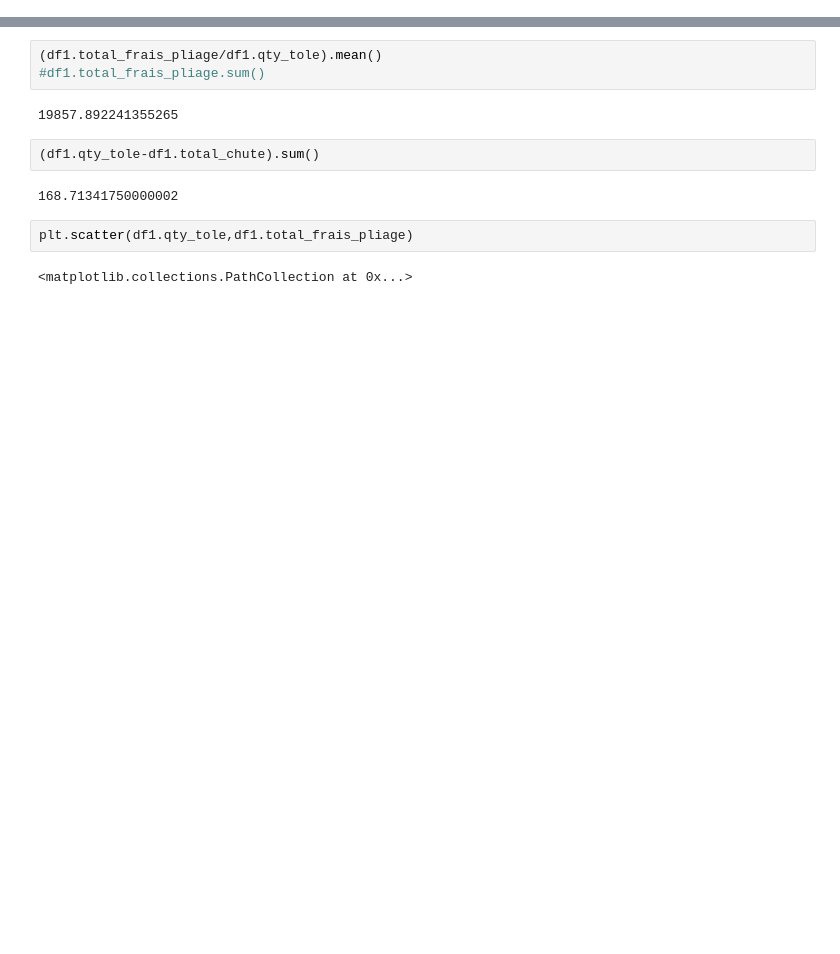
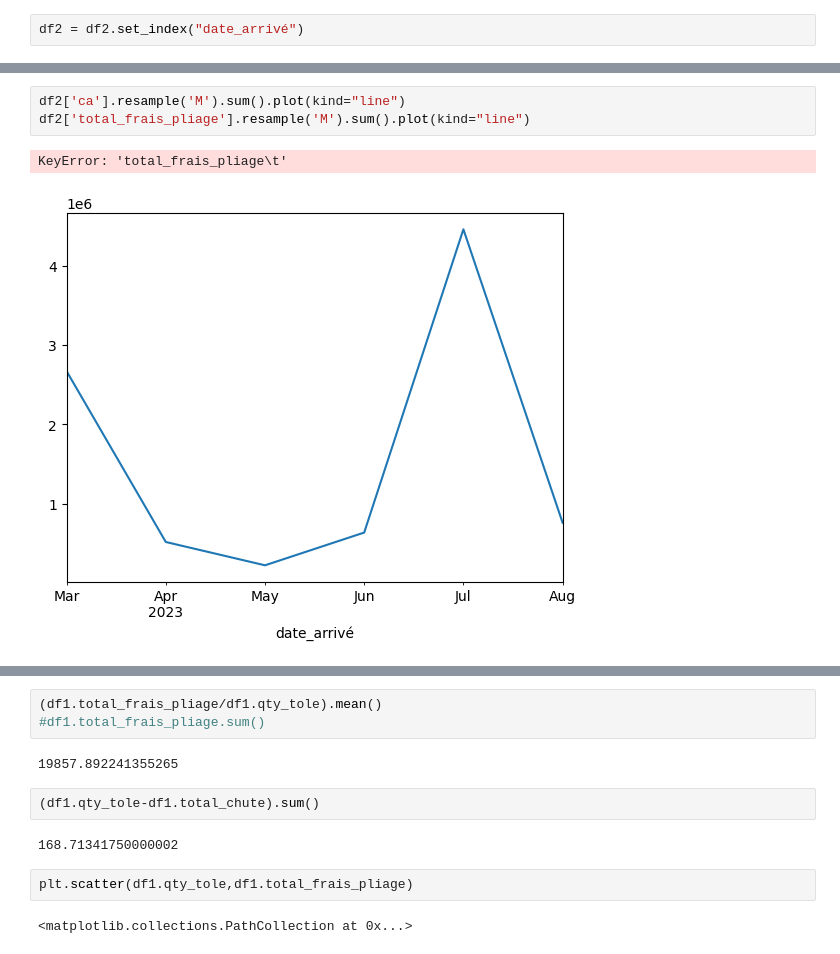
Before and after one commit to fav007/plitech, a Jupyter notebook: data_analysis.ipynb, the cells around one changed output, grey strips where cells are left out. Cells and saved outputs as stored; diff of their text form; blank space fills up the shorter version.

```diff
--- a/data_analysis.ipynb
+++ b/data_analysis.ipynb
@@ -21,0 +25,2 @@ df.total_frais_pliage.sum()
+# %%
+df2 = df2.set_index("date_arrivé")
@@ -21,0 +44,6 @@ df.total_frais_pliage.sum()
+# %%
+df2['ca'].resample('M').sum().plot(kind="line")
+df2['total_frais_pliage'].resample('M').sum().plot(kind="line")
+# %% [output]
+KeyError: 'total_frais_pliage\t'
+[figure, added]
```
Also changed, not shown: parts of 16 cells of this notebook, 14 other files.
